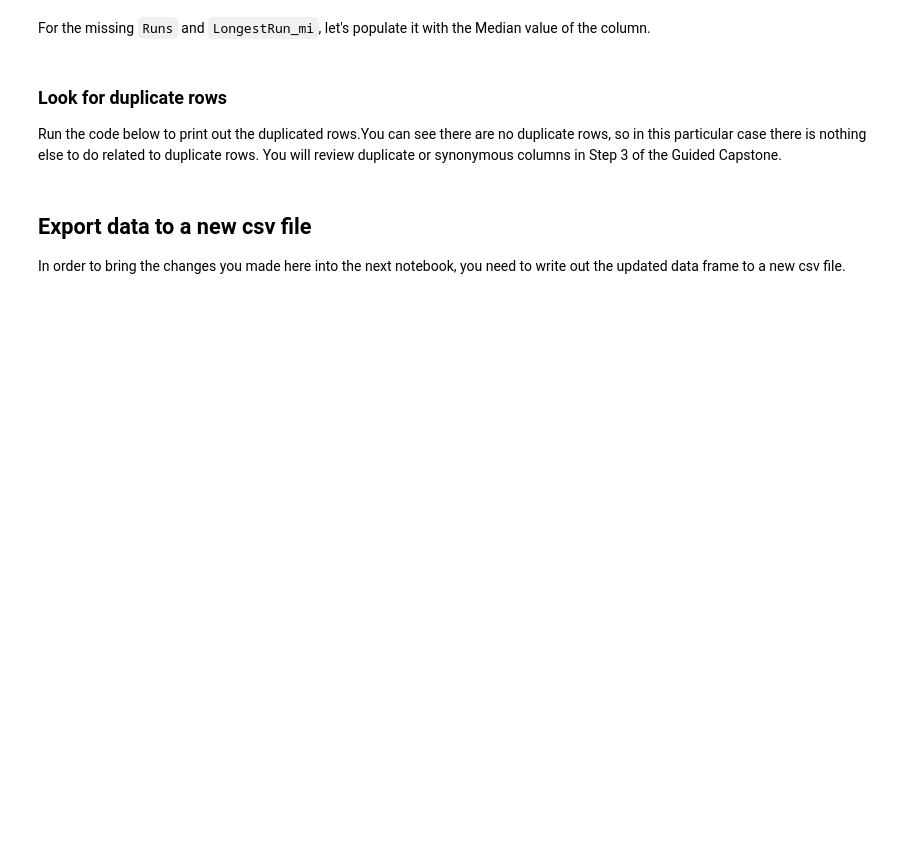
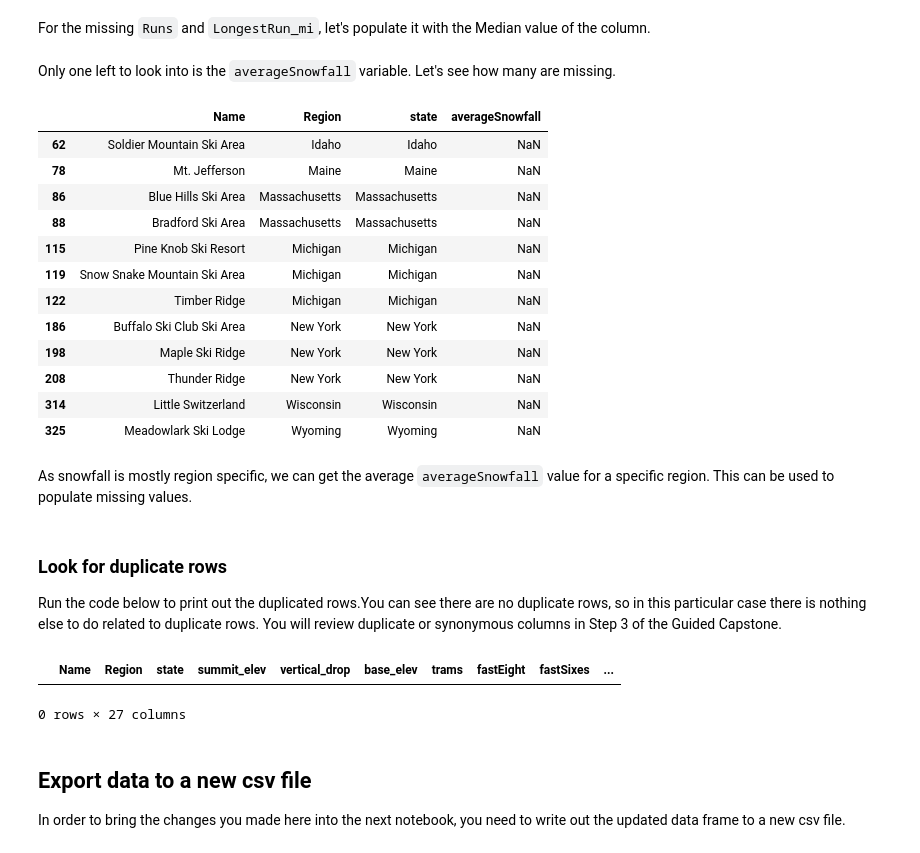
Before and after one commit to rporuthur/Springboard, a Jupyter notebook: Guided Capstone/Step 2/GuidedCapstone_Step2HL.ipynb, the cells around one changed output. Cells and saved outputs as stored; diff of their text form; code cells hidden in the pictures; blank space fills up the shorter version.

```diff
--- a/Guided Capstone/Step 2/GuidedCapstone_Step2HL.ipynb
+++ b/Guided Capstone/Step 2/GuidedCapstone_Step2HL.ipynb
@@ -85,7 +84,7 @@ Now you're ready to read your data into a pandas dataframe. In this exercise, th
 # %% [markdown]
 <font color='teal'> **Load the data into a pandas dataframe and print the first five rows of the dataframe.**</font>
 # %%
-file = 'updated_ski_data.csv'
+file = r'data\updated_ski_data.csv'
 
 # Load all the data
 df = pd.read_csv(file)
@@ -554,3 +566,23 @@ For the missing `Runs` and `LongestRun_mi`, let's populate it with the Median va
 df['Runs'].fillna(df['Runs'].median(), inplace=True)
 # %%
 df['LongestRun_mi'].fillna(df['LongestRun_mi'].median(), inplace=True)
+# %% [markdown]
+Only one left to look into is the `averageSnowfall` variable. Let's see how many are missing.
+# %%
+df[df['averageSnowfall'].isnull()].loc[:,['Name', 'Region', 'state', 'averageSnowfall']]
+# %% [output]
+|  | Name | Region | state | averageSnowfall |
+| 62 | Soldier Mountain Ski Area | Idaho | Idaho | NaN |
+| 78 | Mt. Jefferson | Maine | Maine | NaN |
+| 86 | Blue Hills Ski Area | Massachusetts | Massachusetts | NaN |
+| 88 | Bradford Ski Area | Massachusetts | Massachusetts | NaN |
+| 115 | Pine Knob Ski Resort | Michigan | Michigan | NaN |
+| 119 | Snow Snake Mountain Ski Area | Michigan | Michigan | NaN |
+| 122 | Timber Ridge | Michigan | Michigan | NaN |
+| 186 | Buffalo Ski Club Ski Area | New York | New York | NaN |
+| 198 | Maple Ski Ridge | New York | New York | NaN |
+| 208 | Thunder Ridge | New York | New York | NaN |
+| 314 | Little Switzerland | Wisconsin | Wisconsin | NaN |
+| 325 | Meadowlark Ski Lodge | Wyoming | Wyoming | NaN |
+# %% [markdown]
+As snowfall is mostly region specific, we can get the average `averageSnowfall` value for a specific region. This can be used to populate missing values.
@@ -560,8 +597,11 @@ df['LongestRun_mi'].fillna(df['LongestRun_mi'].median(), inplace=True)
 ### Look for duplicate rows
 Run the code below to print out the duplicated rows.You can see there are no duplicate rows, so in this particular case there is nothing else to do related to duplicate rows. You will review duplicate or synonymous columns in Step 3 of the Guided Capstone.
 # %%
-#duplicateRowsDF = df[df.duplicated()]
-#duplicateRowsDF
+duplicateRowsDF = df[df.duplicated()]
+duplicateRowsDF
+# %% [output]
+|  | Name | Region | state | summit_elev | vertical_drop | base_elev | trams | fastEight | fastSixes | ... |
+0 rows × 27 columns
 # %% [markdown]
 ## Export data to a new csv file
 In order to bring the changes you made here into the next notebook, you need to write out the updated data frame to a new csv file.
```
Also changed, not shown: parts of 8 cells of this notebook, 2 other files.
